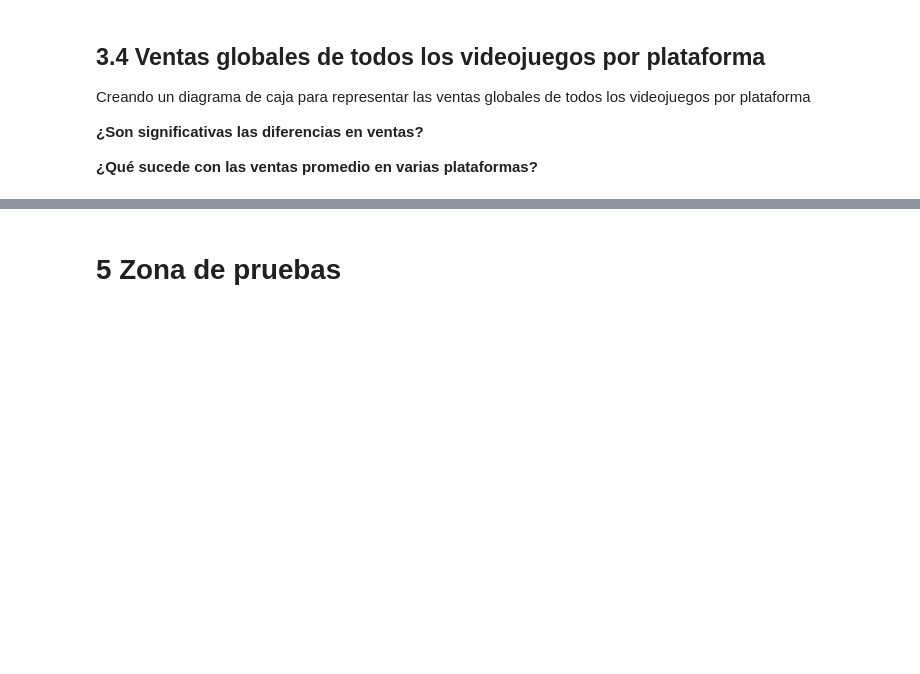
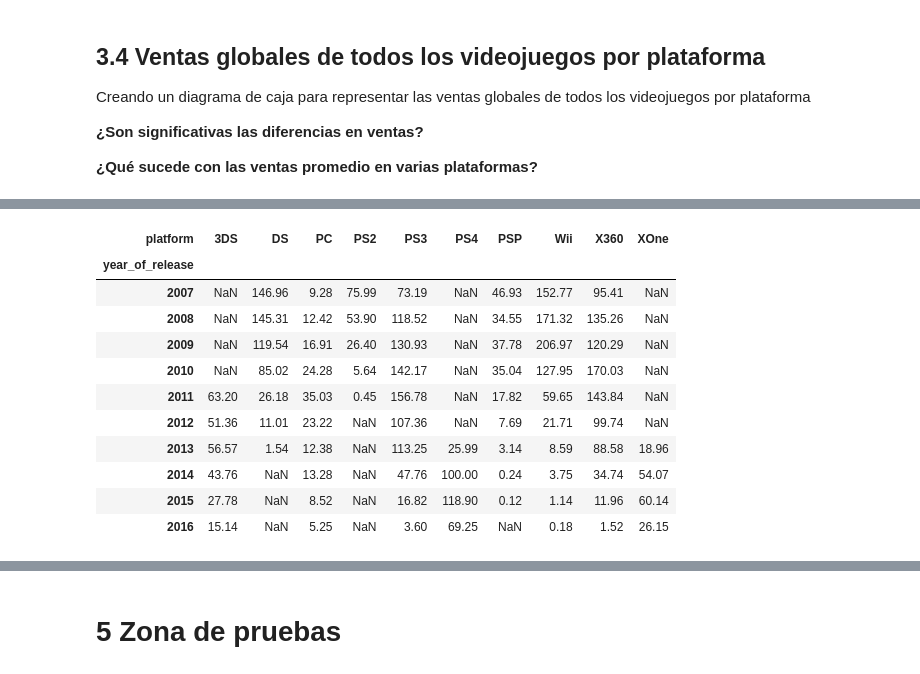
Before and after one commit to OmiHdz/project_s6, a Jupyter notebook: project_s6.ipynb, the cells around one changed output, grey strips where cells are left out. Saved outputs shown, nothing was run; the diff lists cells and outputs as text; code cells hidden in the pictures; blank space fills up the shorter version.

```diff
--- a/project_s6.ipynb
+++ b/project_s6.ipynb
@@ -400,0 +798,15 @@ Creando un diagrama de caja para representar las ventas globales de todos los vi
+# %%
+pivot_df
+# %% [output]
+| platform | 3DS | DS | PC | PS2 | PS3 | PS4 | PSP | Wii | X360 | XOne |
+| year_of_release |  |  |  |  |  |  |  |  |  |  |
+| 2007 | NaN | 146.96 | 9.28 | 75.99 | 73.19 | NaN | 46.93 | 152.77 | 95.41 | NaN |
+| 2008 | NaN | 145.31 | 12.42 | 53.90 | 118.52 | NaN | 34.55 | 171.32 | 135.26 | NaN |
+| 2009 | NaN | 119.54 | 16.91 | 26.40 | 130.93 | NaN | 37.78 | 206.97 | 120.29 | NaN |
+| 2010 | NaN | 85.02 | 24.28 | 5.64 | 142.17 | NaN | 35.04 | 127.95 | 170.03 | NaN |
+| 2011 | 63.20 | 26.18 | 35.03 | 0.45 | 156.78 | NaN | 17.82 | 59.65 | 143.84 | NaN |
+| 2012 | 51.36 | 11.01 | 23.22 | NaN | 107.36 | NaN | 7.69 | 21.71 | 99.74 | NaN |
+| 2013 | 56.57 | 1.54 | 12.38 | NaN | 113.25 | 25.99 | 3.14 | 8.59 | 88.58 | 18.96 |
+| 2014 | 43.76 | NaN | 13.28 | NaN | 47.76 | 100.00 | 0.24 | 3.75 | 34.74 | 54.07 |
+| 2015 | 27.78 | NaN | 8.52 | NaN | 16.82 | 118.90 | 0.12 | 1.14 | 11.96 | 60.14 |
+| 2016 | 15.14 | NaN | 5.25 | NaN | 3.60 | 69.25 | NaN | 0.18 | 1.52 | 26.15 |
```
Also changed, not shown: parts of 57 cells of this notebook.
